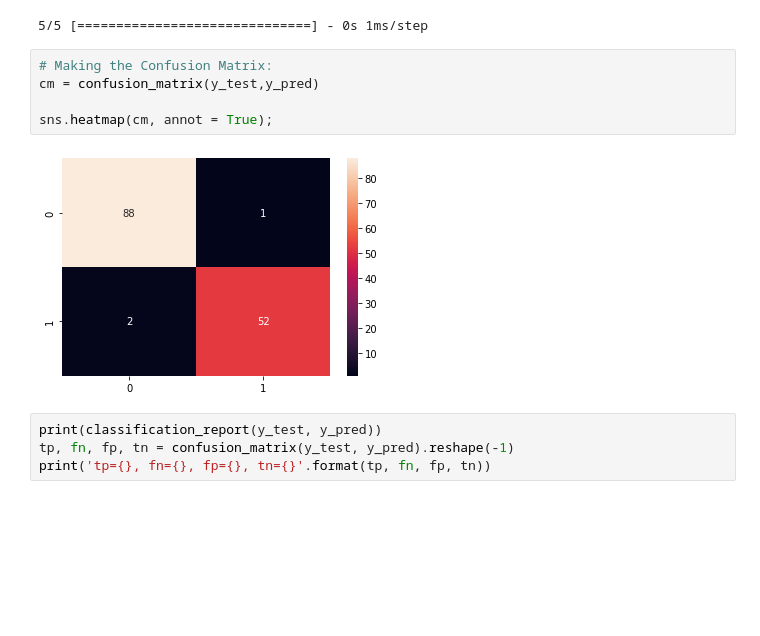
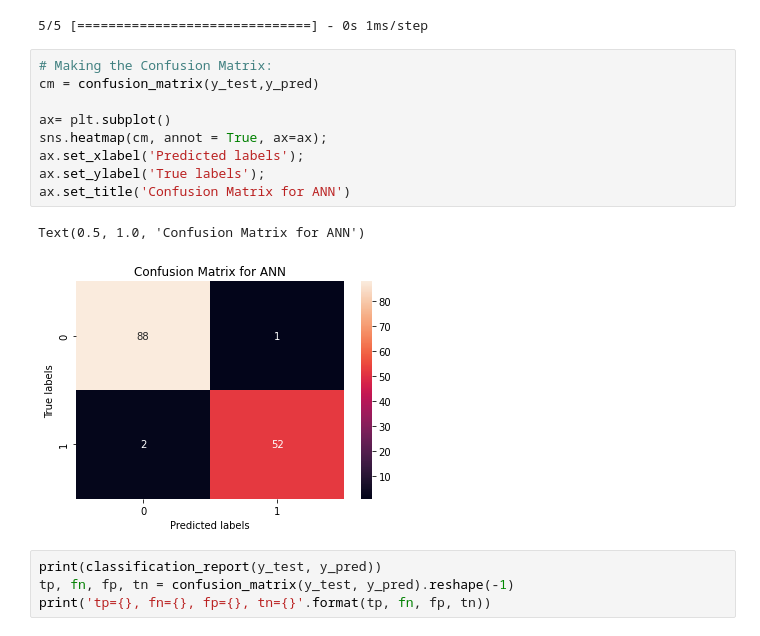
Before and after one commit to S-Delowar/Data-Science-Machine-Learning, a Jupyter notebook: Breast Cancer Classification/Breast_Cancer_Classification.ipynb, the cells around one changed output. Cells and saved outputs as stored; diff of their text form; blank space fills up the shorter version.

```diff
--- a/Breast Cancer Classification/Breast_Cancer_Classification.ipynb
+++ b/Breast Cancer Classification/Breast_Cancer_Classification.ipynb
@@ -754,10 +754,15 @@ y_pred = (y_pred > 0.5)
 # %%
 # Making the Confusion Matrix:
 cm = confusion_matrix(y_test,y_pred)
 
-sns.heatmap(cm, annot = True);
+ax= plt.subplot()
+sns.heatmap(cm, annot = True, ax=ax);
+ax.set_xlabel('Predicted labels');
+ax.set_ylabel('True labels');
+ax.set_title('Confusion Matrix for ANN')
 # %% [output]
+Text(0.5, 1.0, 'Confusion Matrix for ANN')
-[figure, old version]
+[figure, new version]
 # %%
 print(classification_report(y_test, y_pred))
 tp, fn, fp, tn = confusion_matrix(y_test, y_pred).reshape(-1)
```
Also changed, not shown: parts of 30 cells of this notebook, 2 other files.
